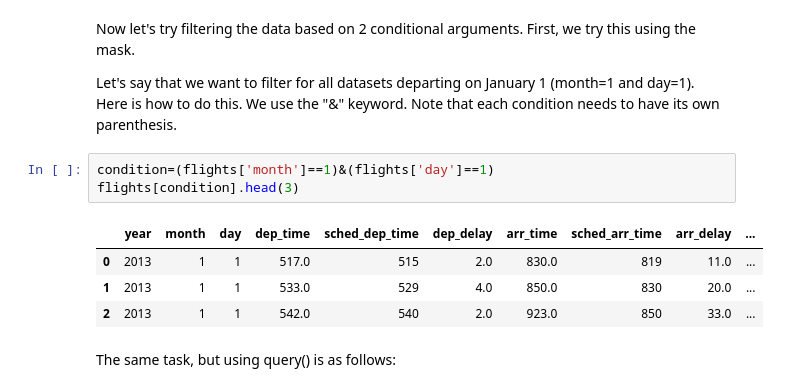
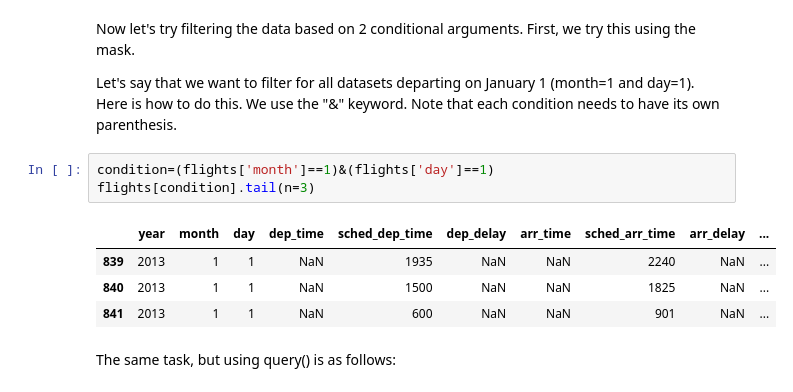
Before and after one commit to niradsp/Python-for-Data-Analysis, a Jupyter notebook: Session_1b.ipynb, the cells around one changed output. Saved outputs shown, nothing was run; the diff lists cells and outputs as text.

```diff
--- a/Session_1b.ipynb
+++ b/Session_1b.ipynb
@@ -319,12 +320,12 @@ Now let's try filtering the data based on 2 conditional arguments. First, we try
 Let's say that we want to filter for all datasets departing on January 1 (month=1 and day=1).  Here is how to do this. We use the "&" keyword.  Note that each condition needs to have its own parenthesis.
 # %%
 condition=(flights['month']==1)&(flights['day']==1)
-flights[condition].head(3)
+flights[condition].tail(n=3)
 # %% [output]
 |  | year | month | day | dep_time | sched_dep_time | dep_delay | arr_time | sched_arr_time | arr_delay | ... |
-| 0 | 2013 | 1 | 1 | 517.0 | 515 | 2.0 | 830.0 | 819 | 11.0 | ... |
-| 1 | 2013 | 1 | 1 | 533.0 | 529 | 4.0 | 850.0 | 830 | 20.0 | ... |
-| 2 | 2013 | 1 | 1 | 542.0 | 540 | 2.0 | 923.0 | 850 | 33.0 | ... |
+| 839 | 2013 | 1 | 1 | NaN | 1935 | NaN | NaN | 2240 | NaN | ... |
+| 840 | 2013 | 1 | 1 | NaN | 1500 | NaN | NaN | 1825 | NaN | ... |
+| 841 | 2013 | 1 | 1 | NaN | 600 | NaN | NaN | 901 | NaN | ... |
 # %% [markdown]
 The same task, but using query() is as follows:
 # %%
```
Also changed, not shown: parts of 6 cells of this notebook, 2 other files.
